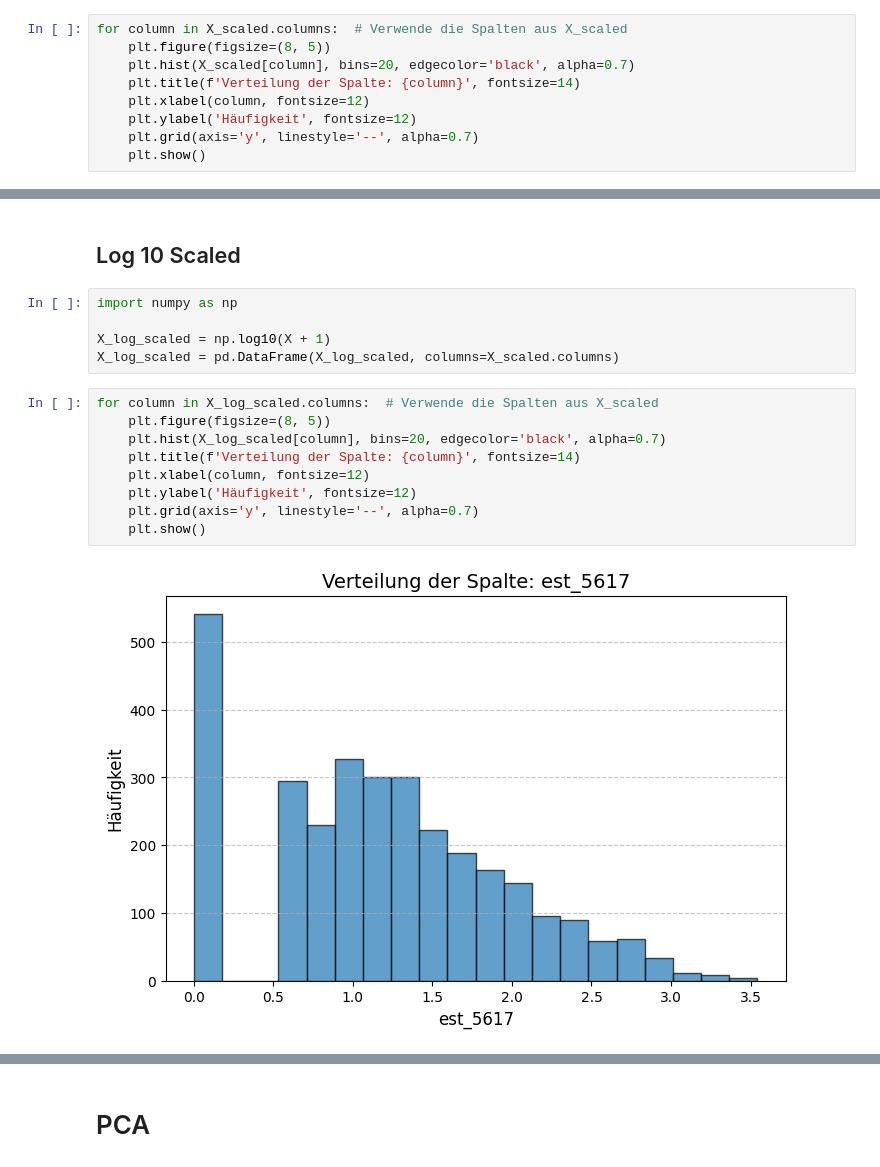
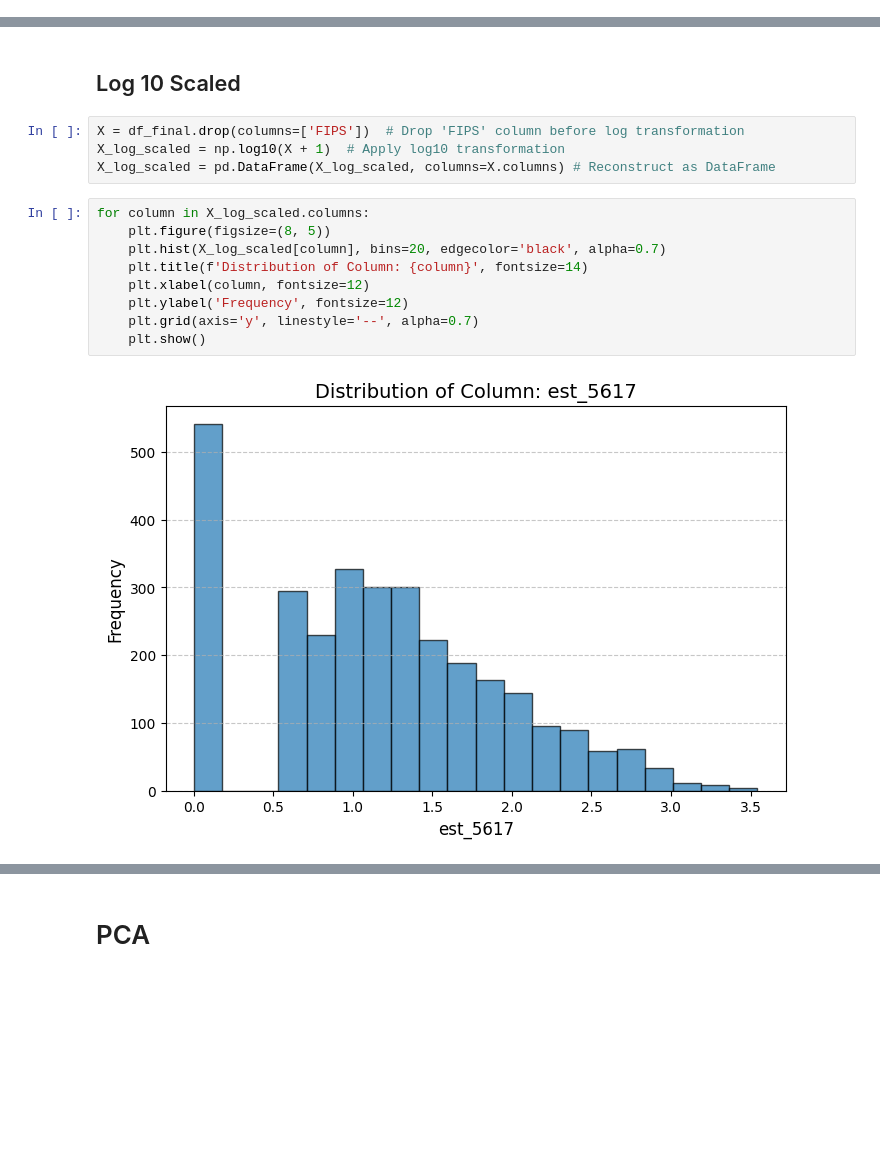
Before and after one commit to florivz/DDM-Project-WS24-25, a Jupyter notebook: analysis_new.ipynb, the cells around one changed output, grey strips where cells are left out. Cells and saved outputs as stored; diff of their text form; blank space fills up the shorter version.

```diff
--- a/analysis_new.ipynb
+++ b/analysis_new.ipynb
@@ -292,9 +281,0 @@ X_scaled.head()
-# %%
-for column in X_scaled.columns:  # Verwende die Spalten aus X_scaled
-    plt.figure(figsize=(8, 5))
-    plt.hist(X_scaled[column], bins=20, edgecolor='black', alpha=0.7)
-    plt.title(f'Verteilung der Spalte: {column}', fontsize=14)
-    plt.xlabel(column, fontsize=12)
-    plt.ylabel('Häufigkeit', fontsize=12)
-    plt.grid(axis='y', linestyle='--', alpha=0.7)
-    plt.show()
@@ -306,18 +282,17 @@ for column in X_scaled.columns:  # Verwende die Spalten aus X_scaled
 # %% [markdown]
 ## Log 10 Scaled
 # %%
-import numpy as np
-
-X_log_scaled = np.log10(X + 1)
-X_log_scaled = pd.DataFrame(X_log_scaled, columns=X_scaled.columns)
+X = df_final.drop(columns=['FIPS'])  # Drop 'FIPS' column before log transformation
+X_log_scaled = np.log10(X + 1)  # Apply log10 transformation
+X_log_scaled = pd.DataFrame(X_log_scaled, columns=X.columns) # Reconstruct as DataFrame
 # %%
-for column in X_log_scaled.columns:  # Verwende die Spalten aus X_scaled
+for column in X_log_scaled.columns:
     plt.figure(figsize=(8, 5))
     plt.hist(X_log_scaled[column], bins=20, edgecolor='black', alpha=0.7)
-    plt.title(f'Verteilung der Spalte: {column}', fontsize=14)
+    plt.title(f'Distribution of Column: {column}', fontsize=14)
     plt.xlabel(column, fontsize=12)
-    plt.ylabel('Häufigkeit', fontsize=12)
+    plt.ylabel('Frequency', fontsize=12)
     plt.grid(axis='y', linestyle='--', alpha=0.7)
     plt.show()
 # %% [output]
-[figure, old version]
+[figure, new version]
```
Also changed, not shown: parts of 22 cells of this notebook.
